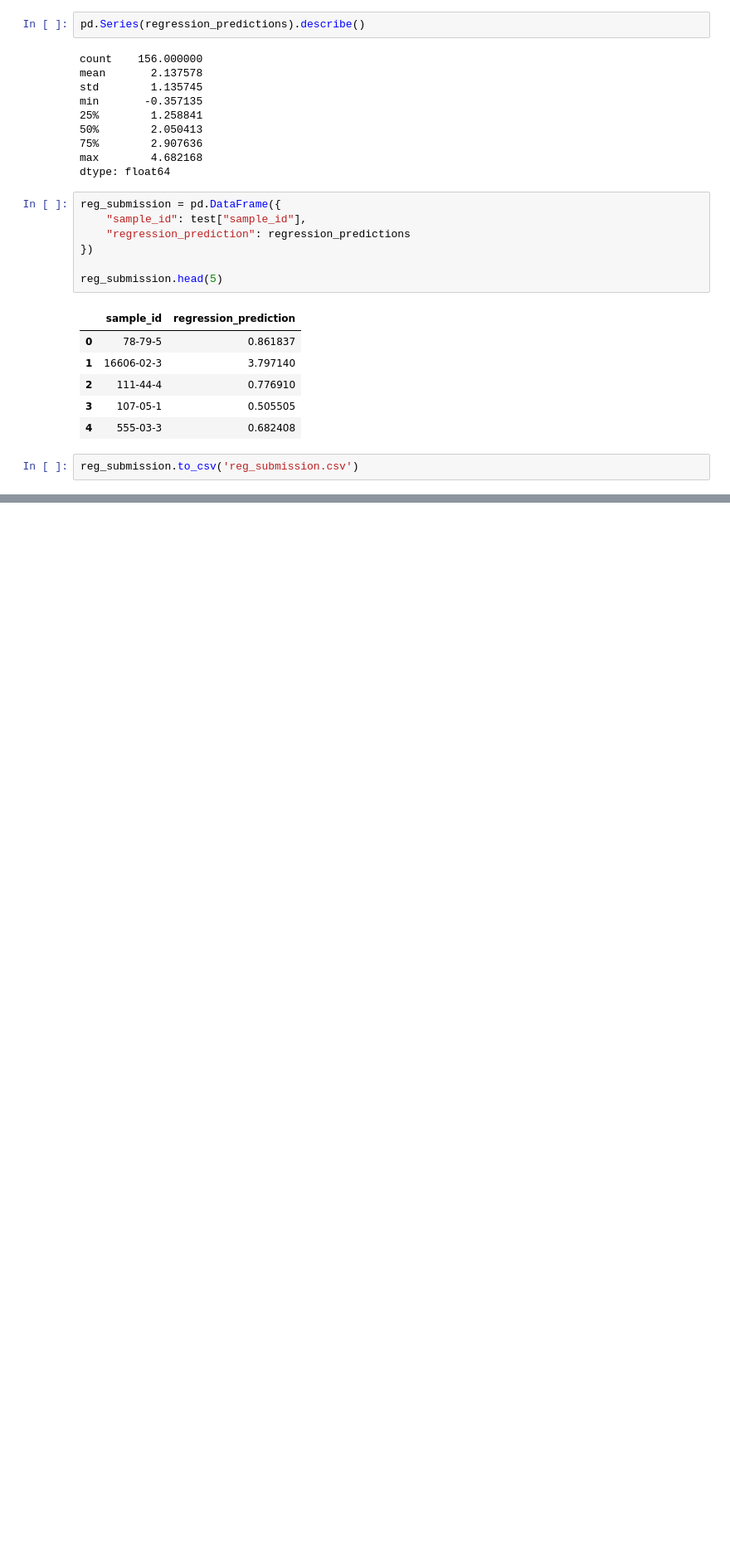
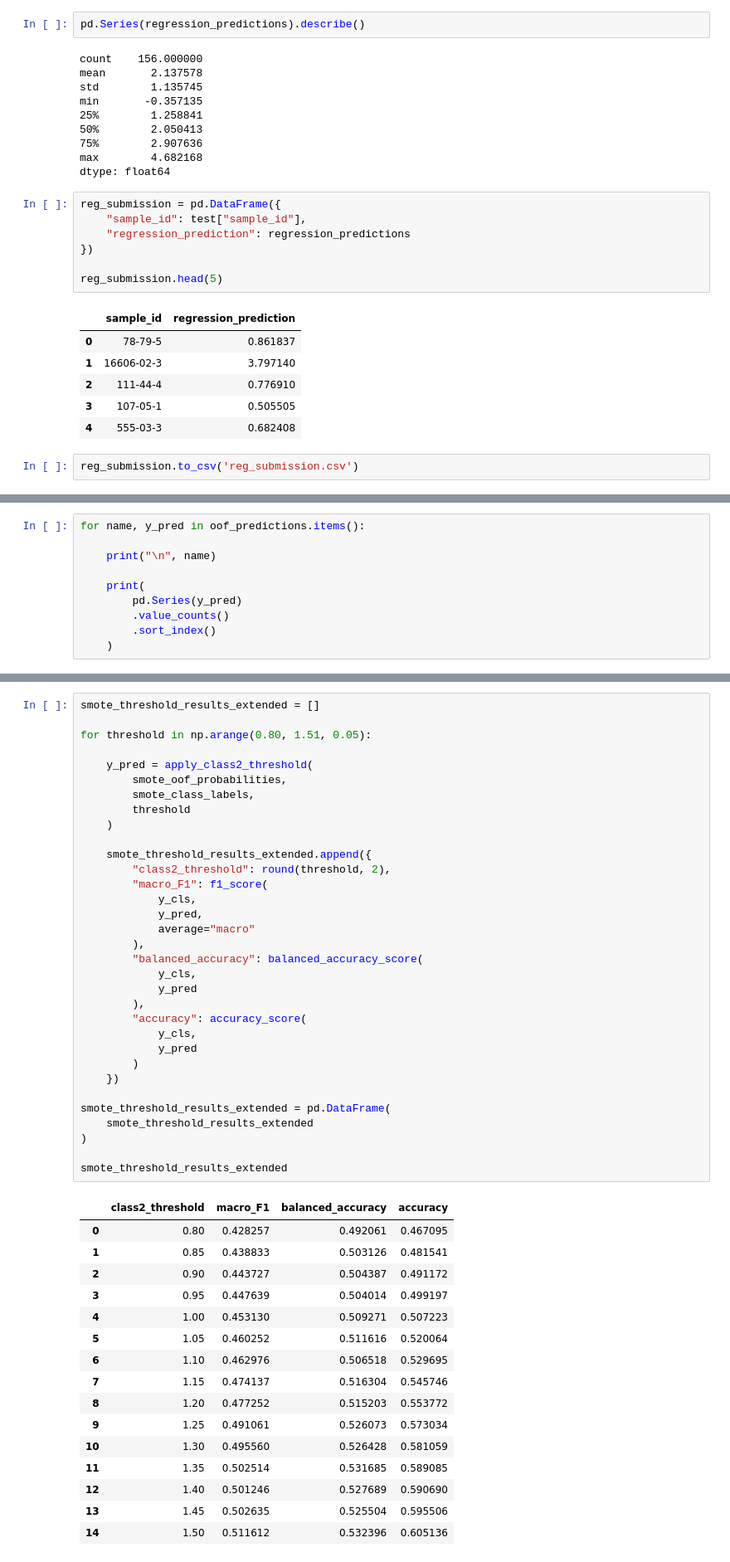
Before and after one commit to nnvero/KSE_ML_for_bioinformatics, a Jupyter notebook: practicals/week3/P3.ipynb, the cells around one changed output, grey strips where cells are left out. Shown at 83% size. Drawn from its saved outputs; the diff is of its cells as text; blank space fills up the shorter version.

```diff
--- a/practicals/week3/P3.ipynb
+++ b/practicals/week3/P3.ipynb
@@ -823,0 +1094,10 @@ reg_submission.to_csv('reg_submission.csv')
+# %%
+for name, y_pred in oof_predictions.items():
+
+    print("\n", name)
+
+    print(
+        pd.Series(y_pred)
+        .value_counts()
+        .sort_index()
+    )
@@ -823,0 +1597,50 @@ reg_submission.to_csv('reg_submission.csv')
+# %%
+smote_threshold_results_extended = []
+
+for threshold in np.arange(0.80, 1.51, 0.05):
+
+    y_pred = apply_class2_threshold(
+        smote_oof_probabilities,
+        smote_class_labels,
+        threshold
+    )
+
+    smote_threshold_results_extended.append({
+        "class2_threshold": round(threshold, 2),
+        "macro_F1": f1_score(
+            y_cls,
+            y_pred,
+            average="macro"
+        ),
+        "balanced_accuracy": balanced_accuracy_score(
+            y_cls,
+            y_pred
+        ),
+        "accuracy": accuracy_score(
+            y_cls,
+            y_pred
+        )
+    })
+
+smote_threshold_results_extended = pd.DataFrame(
+    smote_threshold_results_extended
+)
+
+smote_threshold_results_extended
+# %% [output]
+|  | class2_threshold | macro_F1 | balanced_accuracy | accuracy |
+| 0 | 0.80 | 0.428257 | 0.492061 | 0.467095 |
+| 1 | 0.85 | 0.438833 | 0.503126 | 0.481541 |
+| 2 | 0.90 | 0.443727 | 0.504387 | 0.491172 |
+| 3 | 0.95 | 0.447639 | 0.504014 | 0.499197 |
+| 4 | 1.00 | 0.453130 | 0.509271 | 0.507223 |
+| 5 | 1.05 | 0.460252 | 0.511616 | 0.520064 |
+| 6 | 1.10 | 0.462976 | 0.506518 | 0.529695 |
+| 7 | 1.15 | 0.474137 | 0.516304 | 0.545746 |
+| 8 | 1.20 | 0.477252 | 0.515203 | 0.553772 |
+| 9 | 1.25 | 0.491061 | 0.526073 | 0.573034 |
+| 10 | 1.30 | 0.495560 | 0.526428 | 0.581059 |
+| 11 | 1.35 | 0.502514 | 0.531685 | 0.589085 |
+| 12 | 1.40 | 0.501246 | 0.527689 | 0.590690 |
+| 13 | 1.45 | 0.502635 | 0.525504 | 0.595506 |
+| 14 | 1.50 | 0.511612 | 0.532396 | 0.605136 |
```
Also changed, not shown: parts of 63 cells of this notebook, 1 other file.
